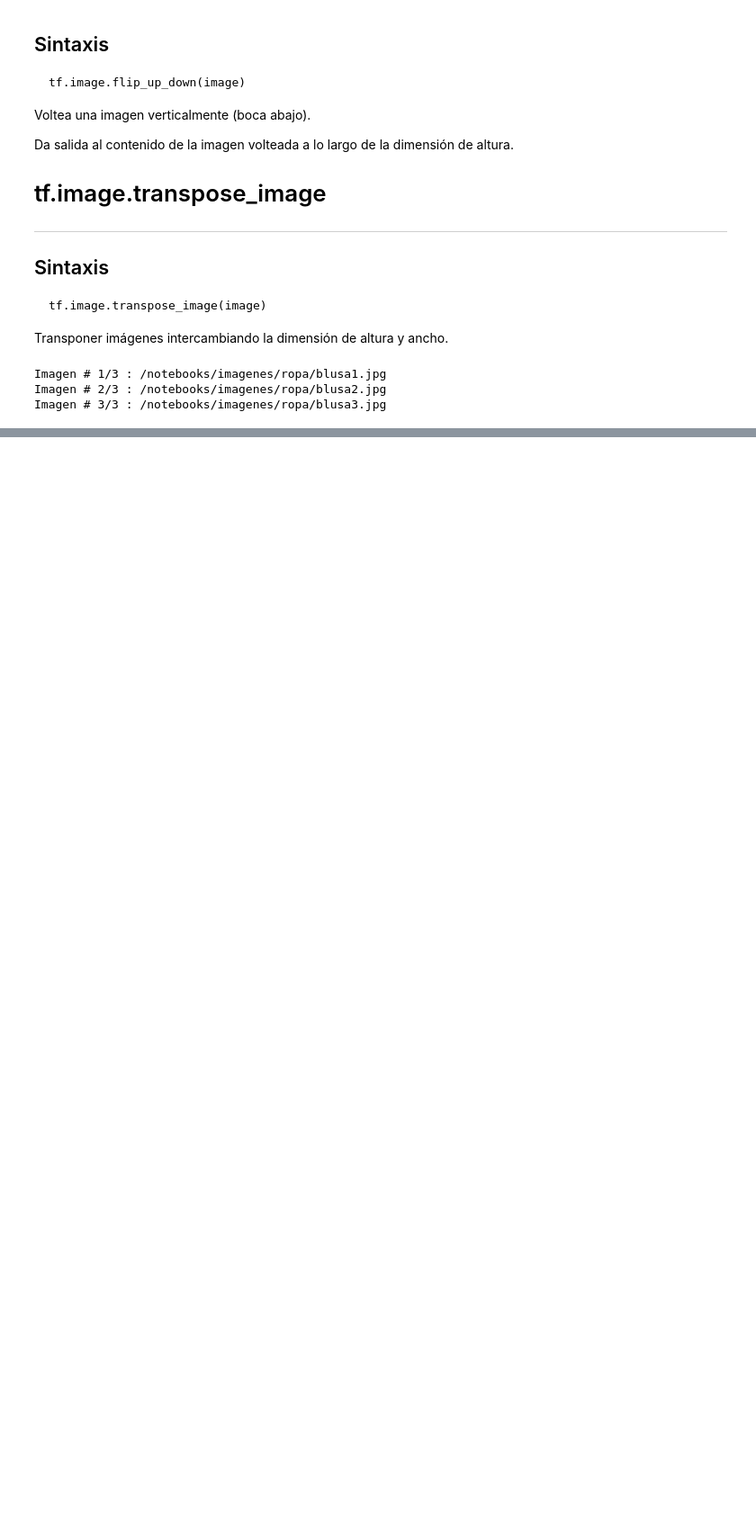
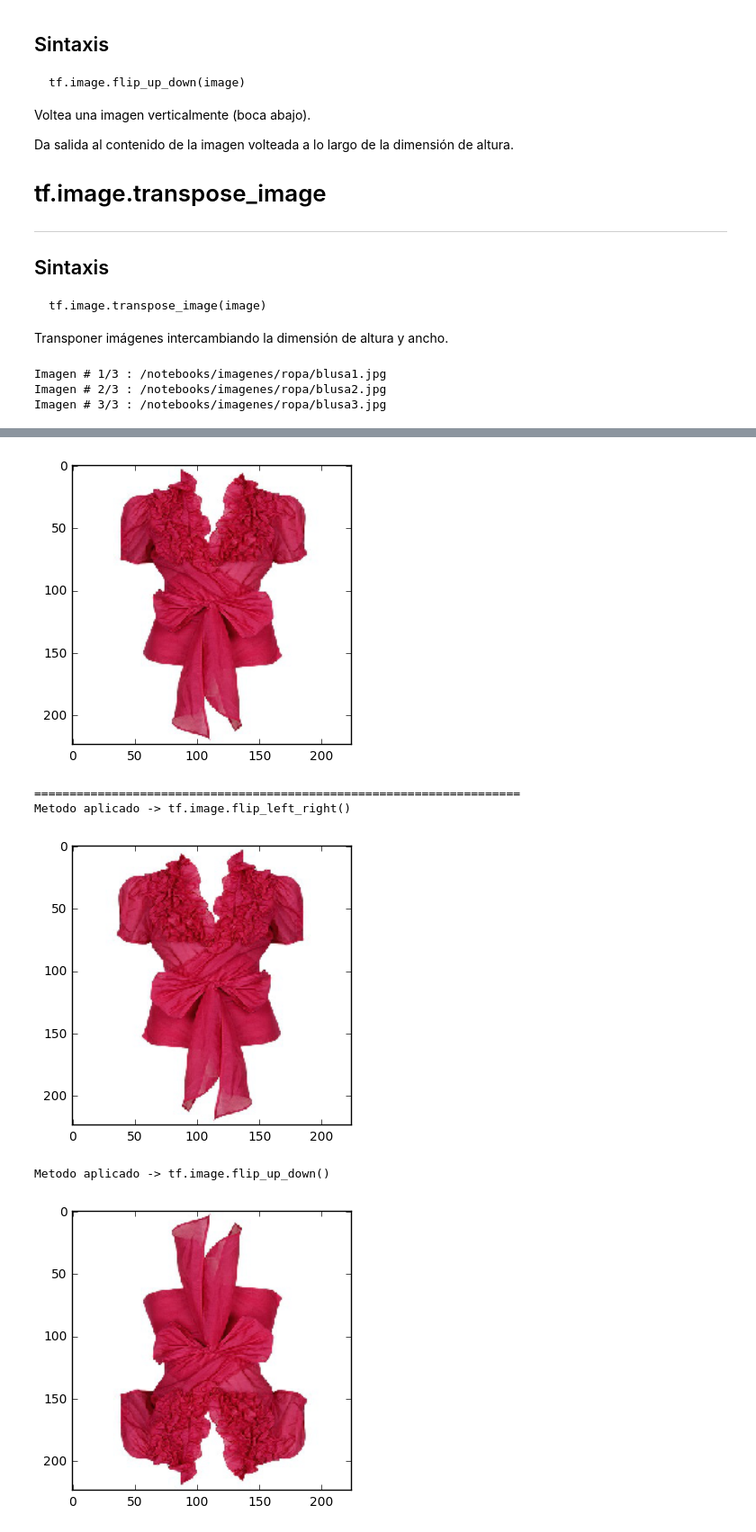
Before and after one commit to jorge190588/IA, a Jupyter notebook: TensorFlow con Docker/files/Examples/DataAugmentationTechniques/Flipping.ipynb, the cells around one changed output, grey strips where cells are left out. Shown at 90% size. Drawn from its saved outputs; the diff is of its cells as text; code cells hidden in the pictures; blank space fills up the shorter version.

```diff
--- a/TensorFlow con Docker/files/Examples/DataAugmentationTechniques/Flipping.ipynb
+++ b/TensorFlow con Docker/files/Examples/DataAugmentationTechniques/Flipping.ipynb
@@ -140,3 +140,33 @@ def voltear_imagenes(X_imgs):
     return listadoDeImagenes
 
 flipped_images = voltear_imagenes(X_imgs)
+# %%
+def voltear_imagen_segun_indicado(imagenes, cantidad):
+    listadoDeImagenes = []
+    tf.reset_default_graph()
+    imagen = tf.placeholder(tf.float32, shape = (IMAGE_SIZE, IMAGE_SIZE, 3))
+    tensorImagen = [tf.image.flip_left_right(imagen),tf.image.flip_up_down(imagen),tf.image.transpose_image(imagen)]
+    tensorNombreMetodo = ['tf.image.flip_left_right()','tf.image.flip_up_down()','tf.image.transpose_image()']
+
+    for contador in range(cantidad):
+        print('IMAGEN # '+str(contador+1)+'/'+str(cantidad))
+        print('IMAGEN ORIGINAL')
+        print('=====================================================================')
+        plt.imshow(imagenes[contador])
+        plt.show()
+        print('=====================================================================')
+        for iterar_imagen in range(cantidad):
+            with tf.Session() as sess:
+            # Las Sesiones deben ser cerradas para liberar los recursos, por lo que es una buena práctica incluir.
+            # la Sesión dentro de un bloque "with" que la cierra automáticamente cuando el bloque termina de ejecutar.
+                sess.run(tf.global_variables_initializer()) # esta funcion inicializa todas las variables
+                print("Metodo aplicado -> "+str(tensorNombreMetodo[iterar_imagen]))
+                flipped_imgs = sess.run(tensorImagen[iterar_imagen], feed_dict = {imagen: imagenes[contador]}) # ejecutamos el tensor
+                #listadoDeImagenes.extend(flipped_imgs) # agregándole todos los ítems de la lista dada flipped_imgs
+                plt.imshow(flipped_imgs)
+                plt.show()
+        #listadoDeImagenes = np.array(listadoDeImagenes, dtype = np.float32)
+    return listadoDeImagenes
+
+flipped_images = voltear_imagen_segun_indicado(X_imgs,2)
+# %% [output]
@@ -143 +185,7 @@ flipped_images = voltear_imagenes(X_imgs)
+[figure, added]
+=====================================================================
+Metodo aplicado -> tf.image.flip_left_right()
+[figure, added]
+Metodo aplicado -> tf.image.flip_up_down()
+[figure, added]
 # %%
```
Also changed, not shown: parts of 2 cells of this notebook.
